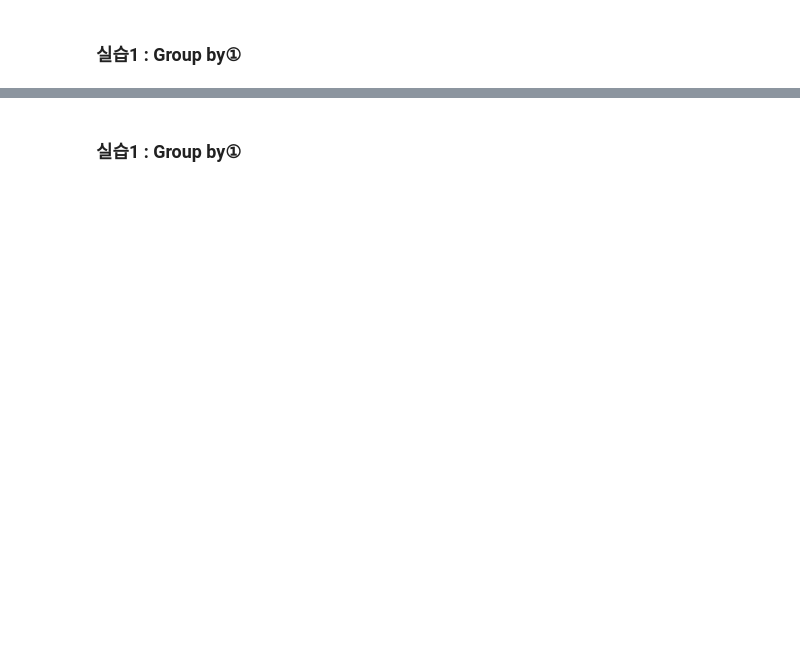
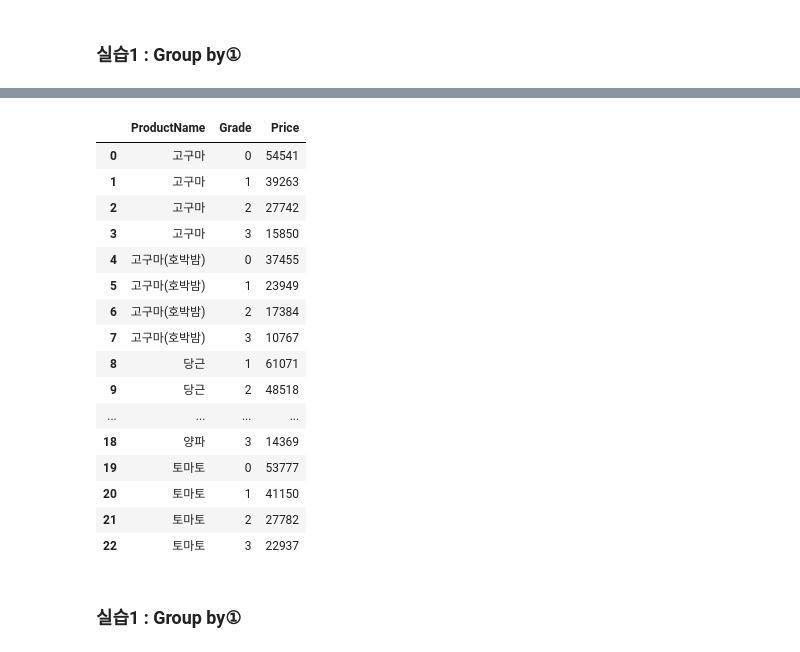
Before and after one commit to oms1226/20201130_python_farmingindustry, a Jupyter notebook: 1week/03 Pandas2.ipynb, the cells around one changed output, grey strips where cells are left out. Cells and saved outputs as stored; diff of their text form; code cells hidden in the pictures; blank space fills up the shorter version.

```diff
--- a/1week/03 Pandas2.ipynb
+++ b/1week/03 Pandas2.ipynb
@@ -46,3 +144,6 @@ df_new
 ### 실습1 : Group by①
 # %%
 # 1) https://raw.githubusercontent.com/DA4BAM/dataset/master/garak_market_price.CSV 을 읽고, g_price에 담습니다.
+
+g_price = pd.read_csv('https://raw.githubusercontent.com/DA4BAM/dataset/master/garak_market_price.CSV')
+g_price.head()
@@ -51,5 +180,24 @@ df_new
 # %%
 # 3) ProductName 별, 등급별  최대 Price를 출력하시오.
+g_price.groupby(by = ['ProductName', 'Grade'], as_index=False)['Price'].max()
+# %% [output]
+|  | ProductName | Grade | Price |
+| 0 | 고구마 | 0 | 54541 |
+| 1 | 고구마 | 1 | 39263 |
+| 2 | 고구마 | 2 | 27742 |
+| 3 | 고구마 | 3 | 15850 |
+| 4 | 고구마(호박밤) | 0 | 37455 |
+| 5 | 고구마(호박밤) | 1 | 23949 |
+| 6 | 고구마(호박밤) | 2 | 17384 |
+| 7 | 고구마(호박밤) | 3 | 10767 |
+| 8 | 당근 | 1 | 61071 |
+| 9 | 당근 | 2 | 48518 |
+| ... | ... | ... | ... |
+| 18 | 양파 | 3 | 14369 |
+| 19 | 토마토 | 0 | 53777 |
+| 20 | 토마토 | 1 | 41150 |
+| 21 | 토마토 | 2 | 27782 |
+| 22 | 토마토 | 3 | 22937 |
 # %% [markdown]
 ### 실습1 : Group by①
 # %%
```
Also changed, not shown: parts of 30 cells of this notebook, 5 other files.
